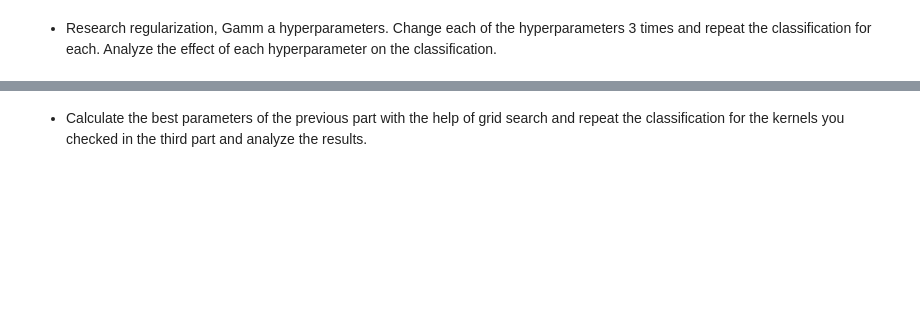
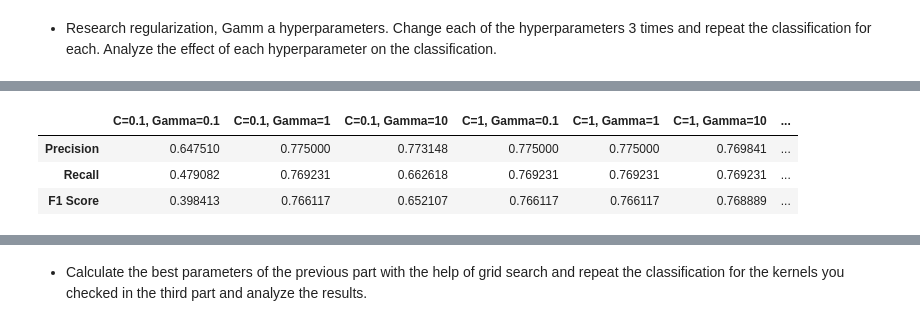
Before and after one commit to peyman886/machine-learning-coursework, a Jupyter notebook: Bahrak 1402-1/HomeWork/HW04/Machine_Learning_HW04.ipynb, the cells around one changed output, grey strips where cells are left out. Saved outputs shown, nothing was run; the diff lists cells and outputs as text; code cells hidden in the pictures; blank space fills up the shorter version.

```diff
--- a/Bahrak 1402-1/HomeWork/HW04/Machine_Learning_HW04.ipynb
+++ b/Bahrak 1402-1/HomeWork/HW04/Machine_Learning_HW04.ipynb
@@ -204,0 +202,36 @@ These results suggest that for the Iris dataset, which is relatively linearly se
+# %%
+from sklearn.metrics import precision_recall_fscore_support
+
+# Values for hyperparameters C and Gamma
+C_values = [0.1, 1, 10]
+gamma_values = [0.1, 1, 10]
+hyperparameter_results = {}
+
+# Iterating through different values of C and Gamma
+for C in C_values:
+    for gamma in gamma_values:
+        # Training an SVM classifier with RBF kernel and specified hyperparameters
+        svm_classifier = SVC(kernel='rbf', C=C, gamma=gamma)
+        svm_classifier.fit(X_train, y_train)
+
+        # Predicting on the test set
+        y_pred = svm_classifier.predict(X_test)
+
+        # Calculating precision, recall, and F1 score
+        precision, recall, f1_score, _ = precision_recall_fscore_support(y_test, y_pred, average='macro')
+
+        # Storing results
+        hyperparameter_key = f'C={C}, Gamma={gamma}'
+        hyperparameter_results[hyperparameter_key] = {
+            'Precision': precision,
+            'Recall': recall,
+            'F1 Score': f1_score
+        }
+
+hyperparameter_results_df = pd.DataFrame(hyperparameter_results)
+hyperparameter_results_df
+# %% [output]
+|  | C=0.1, Gamma=0.1 | C=0.1, Gamma=1 | C=0.1, Gamma=10 | C=1, Gamma=0.1 | C=1, Gamma=1 | C=1, Gamma=10 | ... |
+| Precision | 0.647510 | 0.775000 | 0.773148 | 0.775000 | 0.775000 | 0.769841 | ... |
+| Recall | 0.479082 | 0.769231 | 0.662618 | 0.769231 | 0.769231 | 0.769231 | ... |
+| F1 Score | 0.398413 | 0.766117 | 0.652107 | 0.766117 | 0.766117 | 0.768889 | ... |
```
Also changed, not shown: parts of 9 cells of this notebook.
